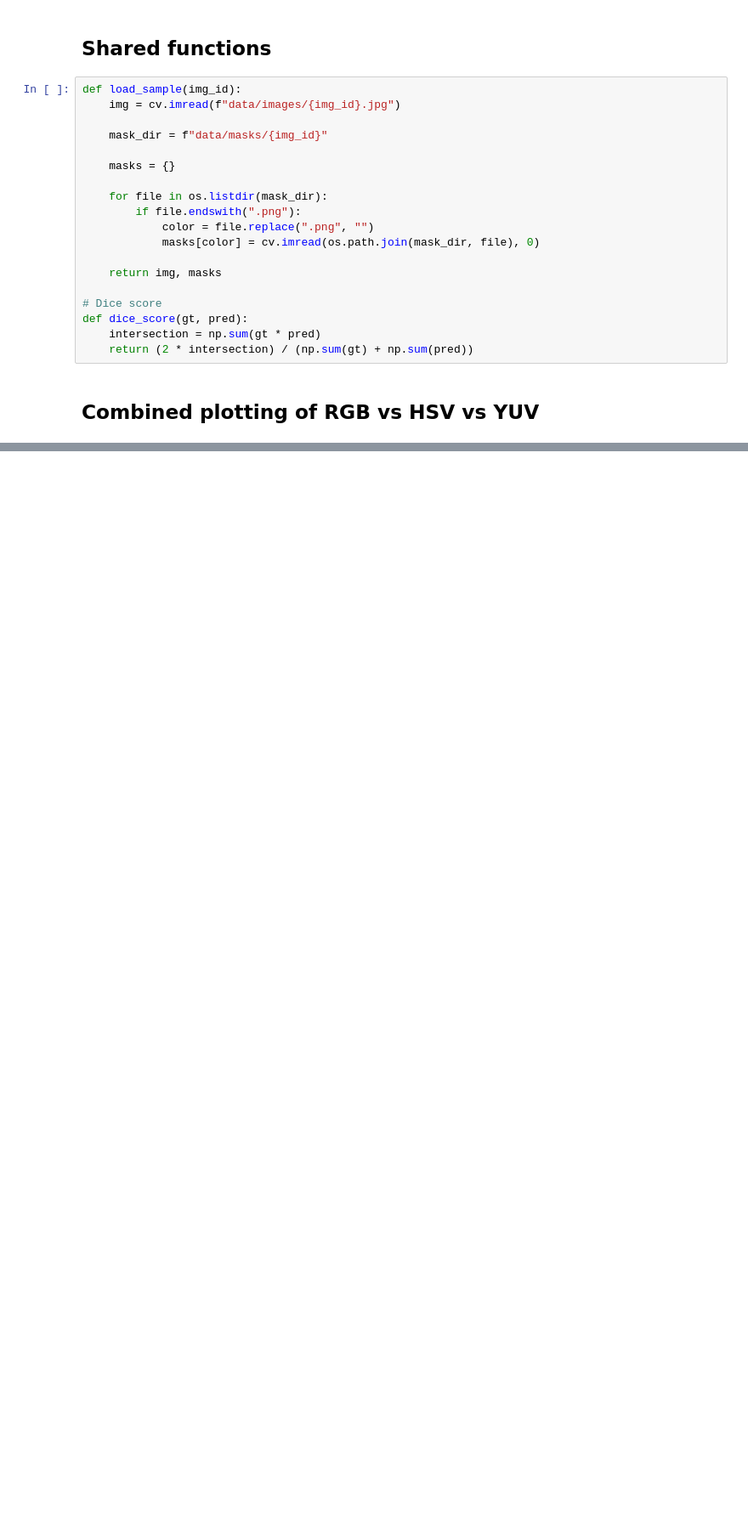
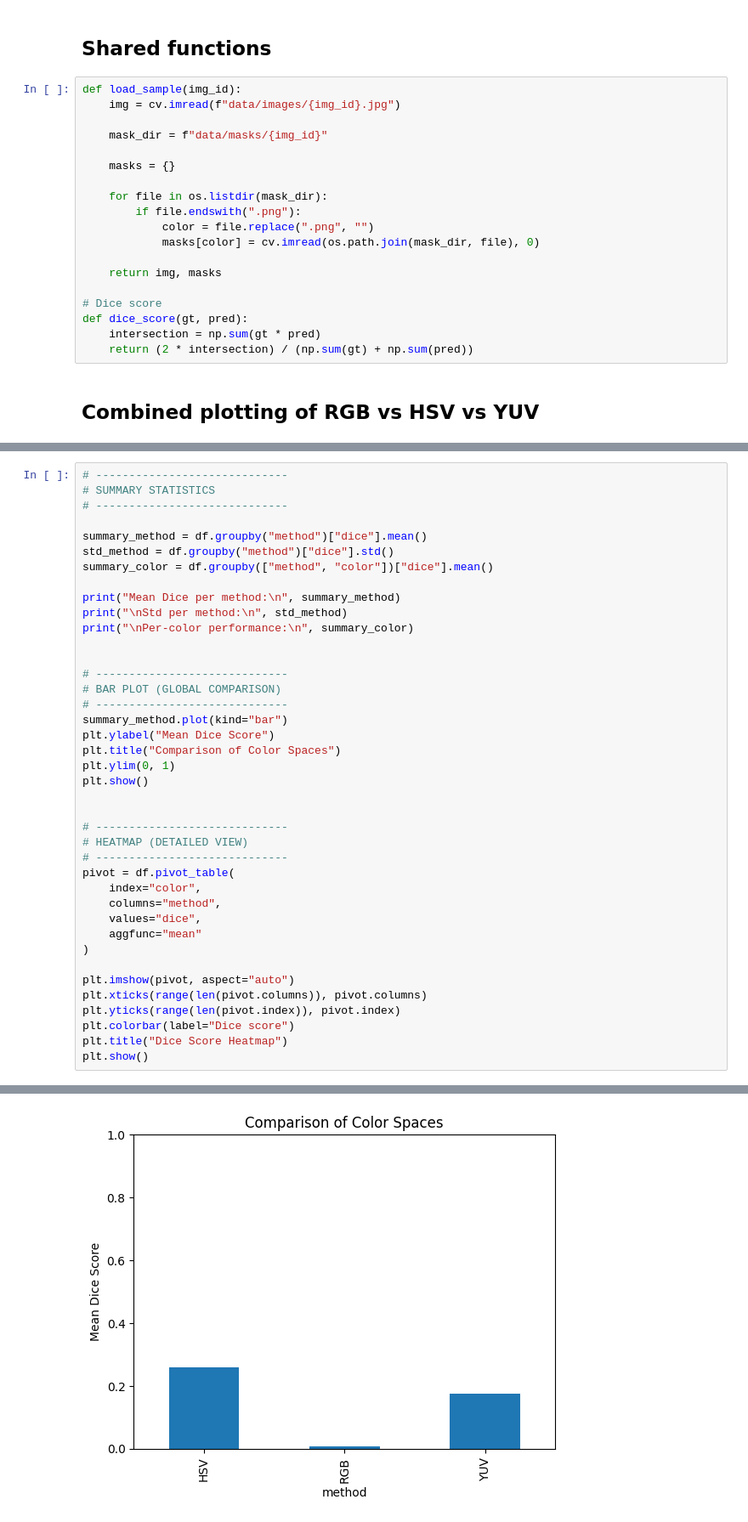
Before and after one commit to Oli36167/ClimbingVault, a Jupyter notebook: notebooks/automated-segmentation.ipynb, the cells around one changed output, grey strips where cells are left out. Shown at 85% size. Saved outputs shown, nothing was run; the diff lists cells and outputs as text; blank space fills up the shorter version.

```diff
--- a/notebooks/automated-segmentation.ipynb
+++ b/notebooks/automated-segmentation.ipynb
@@ -151,0 +349,41 @@ NameError: name 'rgb_dice' is not defined
+# %%
+# -----------------------------
+# SUMMARY STATISTICS
+# -----------------------------
+
+summary_method = df.groupby("method")["dice"].mean()
+std_method = df.groupby("method")["dice"].std()
+summary_color = df.groupby(["method", "color"])["dice"].mean()
+
+print("Mean Dice per method:\n", summary_method)
+print("\nStd per method:\n", std_method)
+print("\nPer-color performance:\n", summary_color)
+
+
+# -----------------------------
+# BAR PLOT (GLOBAL COMPARISON)
+# -----------------------------
+summary_method.plot(kind="bar")
+plt.ylabel("Mean Dice Score")
+plt.title("Comparison of Color Spaces")
+plt.ylim(0, 1)
+plt.show()
+
+
+# -----------------------------
+# HEATMAP (DETAILED VIEW)
+# -----------------------------
+pivot = df.pivot_table(
+    index="color",
+    columns="method",
+    values="dice",
+    aggfunc="mean"
+)
+
+plt.imshow(pivot, aspect="auto")
+plt.xticks(range(len(pivot.columns)), pivot.columns)
+plt.yticks(range(len(pivot.index)), pivot.index)
+plt.colorbar(label="Dice score")
+plt.title("Dice Score Heatmap")
+plt.show()
+# %% [output]
@@ -151,0 +407 @@ NameError: name 'rgb_dice' is not defined
+[figure, added]
```
Also changed, not shown: parts of 6 cells of this notebook, 1 other file.
